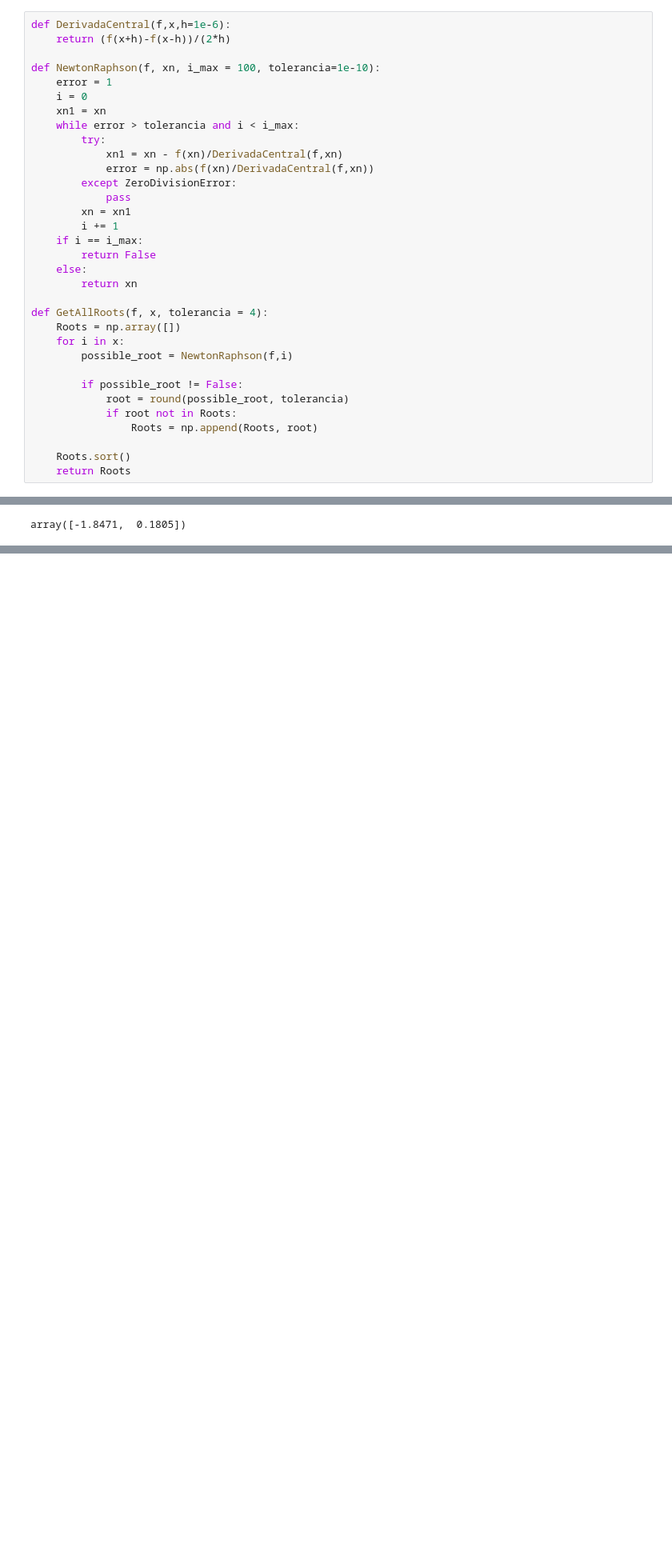
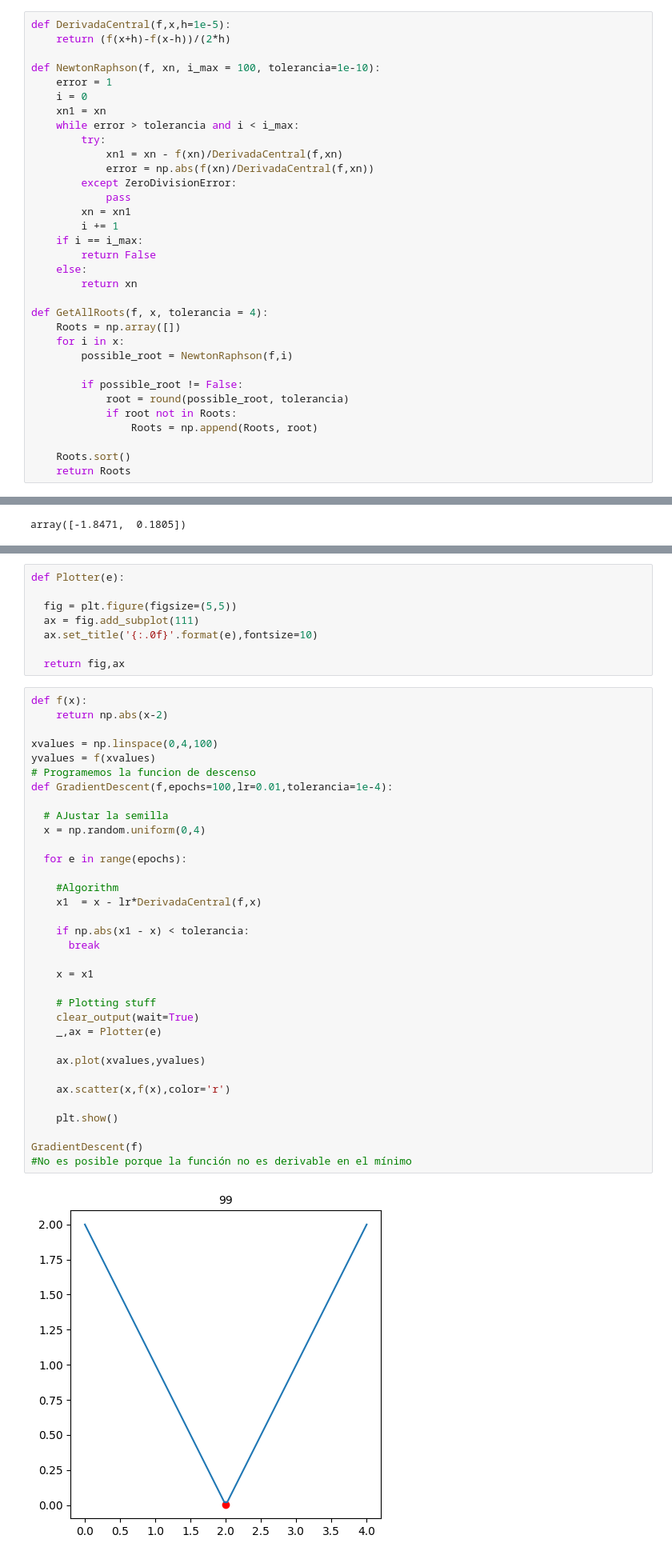
Before and after one commit to SantiagoRodriguez8881/Metodos1_JuanPabloMartinez_SantiagoRodriguez, a Jupyter notebook: Práctica Parcial 1.ipynb, the cells around one changed output, grey strips where cells are left out. Shown: that part at 80% size. Drawn from its saved outputs; the diff is of its cells as text; blank space fills up the shorter version.

```diff
--- a/Práctica Parcial 1.ipynb
+++ b/Práctica Parcial 1.ipynb
@@ -118,7 +119,7 @@ coeficientes
 # %%
 #Ejercicios de Newton Raphson
 # %%
-def DerivadaCentral(f,x,h=1e-6):
+def DerivadaCentral(f,x,h=1e-5):
     return (f(x+h)-f(x-h))/(2*h)
 
 def NewtonRaphson(f, xn, i_max = 100, tolerancia=1e-10):
@@ -196,0 +268,44 @@ RaicesLegendre
+# %%
+def Plotter(e):
+
+  fig = plt.figure(figsize=(5,5))
+  ax = fig.add_subplot(111)
+  ax.set_title('{:.0f}'.format(e),fontsize=10)
+
+  return fig,ax
+# %%
+def f(x):
+    return np.abs(x-2)
+
+xvalues = np.linspace(0,4,100)
+yvalues = f(xvalues)
+# Programemos la funcion de descenso
+def GradientDescent(f,epochs=100,lr=0.01,tolerancia=1e-4):
+
+  # AJustar la semilla
+  x = np.random.uniform(0,4)
+
+  for e in range(epochs):
+
+    #Algorithm
+    x1  = x - lr*DerivadaCentral(f,x)
+
+    if np.abs(x1 - x) < tolerancia:
+      break
+
+    x = x1
+
+    # Plotting stuff
+    clear_output(wait=True)
+    _,ax = Plotter(e)
+
+    ax.plot(xvalues,yvalues)
+
+    ax.scatter(x,f(x),color='r')
+
+    plt.show()
+
+GradientDescent(f)
+#No es posible porque la función no es derivable en el mínimo
+# %% [output]
+[figure, added]
```
Also changed, not shown: parts of 7 cells of this notebook.
